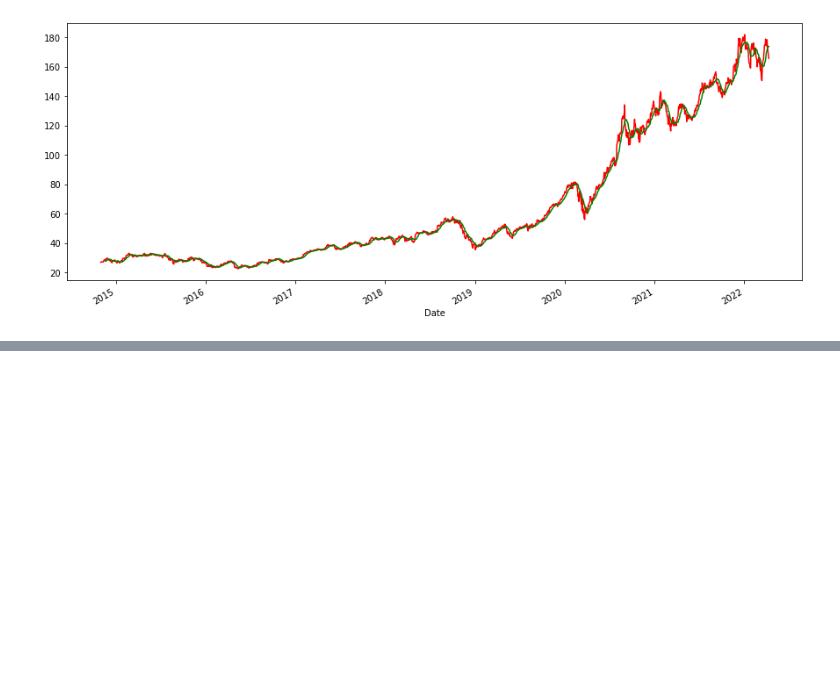
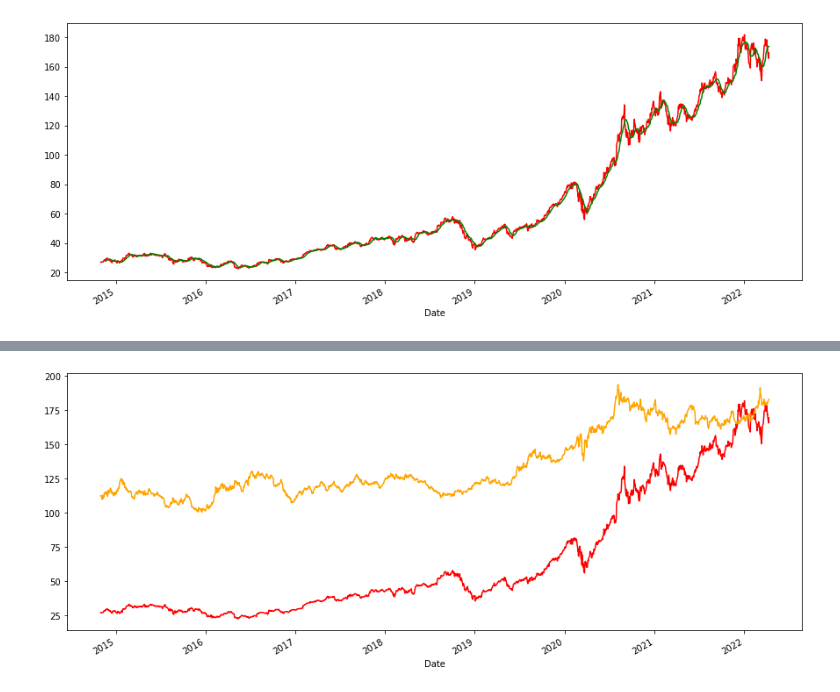
Before and after one commit to adasey/MlData, a Jupyter notebook: lesson_predict_stock.ipynb, the cells around one changed output, grey strips where cells are left out. Cells and saved outputs as stored; diff of their text form; code cells hidden in the pictures; blank space fills up the shorter version.

```diff
--- a/lesson_predict_stock.ipynb
+++ b/lesson_predict_stock.ipynb
@@ -33,0 +49,6 @@ plt.show()
+# %%
+df_aapl['Close'].plot(figsize=(15, 6), color="red")
+df_gold['Close'].plot(figsize=(15, 6), color="orange")
+plt.show()
+# %% [output]
+[figure, added]
```
Also changed, not shown: parts of 9 cells of this notebook.
